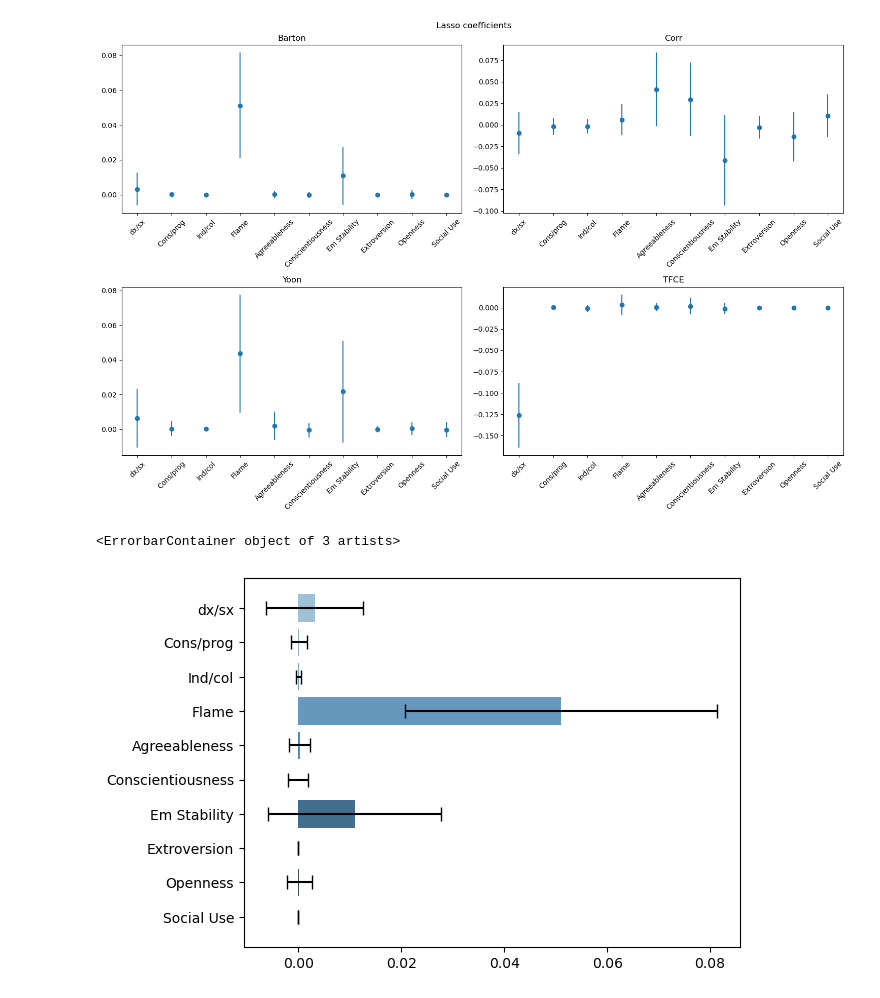
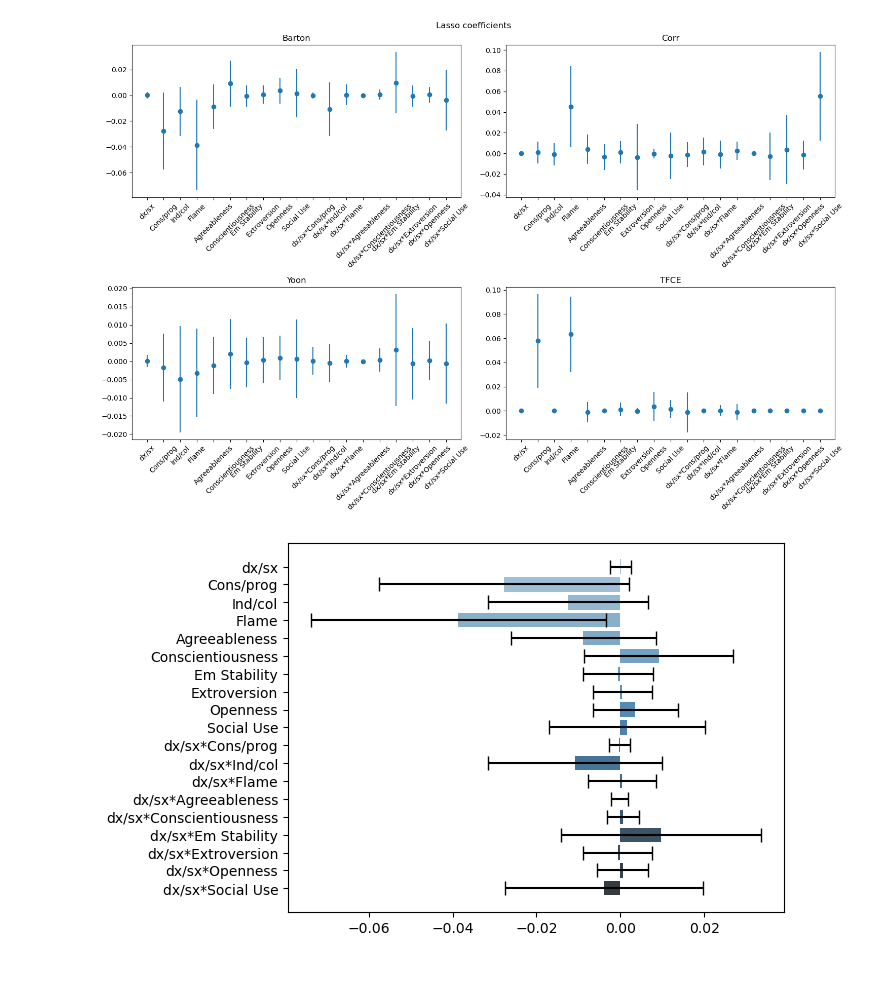
Before and after one commit to tramaglino/Social-Projection, a Jupyter notebook: plots.ipynb, the cells around one changed output. Cells and saved outputs as stored; diff of their text form; code cells hidden in the pictures.

Commit message:
plotting e lassoreg perfezionato

```diff
--- a/plots.ipynb
+++ b/plots.ipynb
@@ -18,5 +18,15 @@ Yoon_stds = np.loadtxt("lasso_coefficients_std_Yoon.csv", delimiter=",")
 TFCE_coefficients = np.loadtxt("lasso_coefficients_TFCE.csv", delimiter=",")
 TFCE_stds = np.loadtxt("lasso_coefficients_std_TFCE.csv", delimiter=",")
 
-data_full = pd.read_csv('results/HB_predittori2.csv')
+data_full = pd.read_csv('results/Predittori_tutti.csv')
 X = data_full[["dx/sx", "Cons/prog", "Ind/col", "Flame", "Agreeableness", "Conscientiousness", "Em Stability", "Extroversion", "Openness", "Social Use"]]
+# add the interactions
+X["dx/sx*Cons/prog"] = X["dx/sx"] * X["Cons/prog"]
+X["dx/sx*Ind/col"] = X["dx/sx"] * X["Ind/col"]
+X["dx/sx*Flame"] = X["dx/sx"] * X["Flame"]
+X["dx/sx*Agreeableness"] = X["dx/sx"] * X["Agreeableness"]
+X["dx/sx*Conscientiousness"] = X["dx/sx"] * X["Conscientiousness"]
+X["dx/sx*Em Stability"] = X["dx/sx"] * X["Em Stability"]
+X["dx/sx*Extroversion"] = X["dx/sx"] * X["Extroversion"]
+X["dx/sx*Openness"] = X["dx/sx"] * X["Openness"]
+X["dx/sx*Social Use"] = X["dx/sx"] * X["Social Use"]
@@ -26,35 +54,35 @@ X = data_full[["dx/sx", "Cons/prog", "Ind/col", "Flame", "Agreeableness", "Consc
 fig, axs = plt.subplots(2, 2, figsize=(15, 10))
 fig.suptitle('Lasso coefficients')
 
-axs[0, 0].errorbar(np.arange(0, 10), Barton_coefficients, yerr=Barton_stds, fmt='o')
+axs[0, 0].errorbar(np.arange(0, 19), Barton_coefficients, yerr=Barton_stds, fmt='o')
 axs[0, 0].set_title('Barton')
-axs[0, 0].set_xticks(np.arange(0, 10))
+axs[0, 0].set_xticks(np.arange(0, 19))
 axs[0, 0].set_xticklabels(X.columns, rotation=45)
 
-axs[0, 1].errorbar(np.arange(0, 10), Corr_coefficients, yerr=Corr_stds, fmt='o')
+axs[0, 1].errorbar(np.arange(0, 19), Corr_coefficients, yerr=Corr_stds, fmt='o')
 axs[0, 1].set_title('Corr')
-axs[0, 1].set_xticks(np.arange(0, 10))
+axs[0, 1].set_xticks(np.arange(0, 19))
 axs[0, 1].set_xticklabels(X.columns, rotation=45)
 
-axs[1, 0].errorbar(np.arange(0, 10), Yoon_coefficients, yerr=Yoon_stds, fmt='o')
+axs[1, 0].errorbar(np.arange(0, 19), Yoon_coefficients, yerr=Yoon_stds, fmt='o')
 axs[1, 0].set_title('Yoon')
-axs[1, 0].set_xticks(np.arange(0, 10))
+axs[1, 0].set_xticks(np.arange(0, 19))
 axs[1, 0].set_xticklabels(X.columns, rotation=45)
 
-axs[1, 1].errorbar(np.arange(0, 10), TFCE_coefficients, yerr=TFCE_stds, fmt='o')
+axs[1, 1].errorbar(np.arange(0, 19), TFCE_coefficients, yerr=TFCE_stds, fmt='o')
 axs[1, 1].set_title('TFCE')
-axs[1, 1].set_xticks(np.arange(0, 10))
+axs[1, 1].set_xticks(np.arange(0, 19))
 axs[1, 1].set_xticklabels(X.columns, rotation=45)
 
 plt.tight_layout()
-plt.show()
+plt.savefig('plots/lasso_coefficients.png')
 # %% [output]
-[figure, old version]
+[figure, new version]
 # %%
 sns.barplot(x=Barton_coefficients, y = X.columns, yerr=Barton_stds, palette="Blues_d")
-plt.errorbar(Barton_coefficients, range(10), xerr=Barton_stds, fmt='none', ecolor='black', capsize=5)
+plt.errorbar(Barton_coefficients, range(19), xerr=Barton_stds, fmt='none', ecolor='black', capsize=5)
+plt.savefig('plots/Barton.png')
 # %% [output]
-<ErrorbarContainer object of 3 artists>
-[figure, old version]
+[figure, new version]
 # %%
 sns.barplot(x=Corr_coefficients, y = X.columns, yerr=Corr_stds, palette="Reds_d")
```
Also changed, not shown: parts of 4 cells of this notebook, 17 other files.
